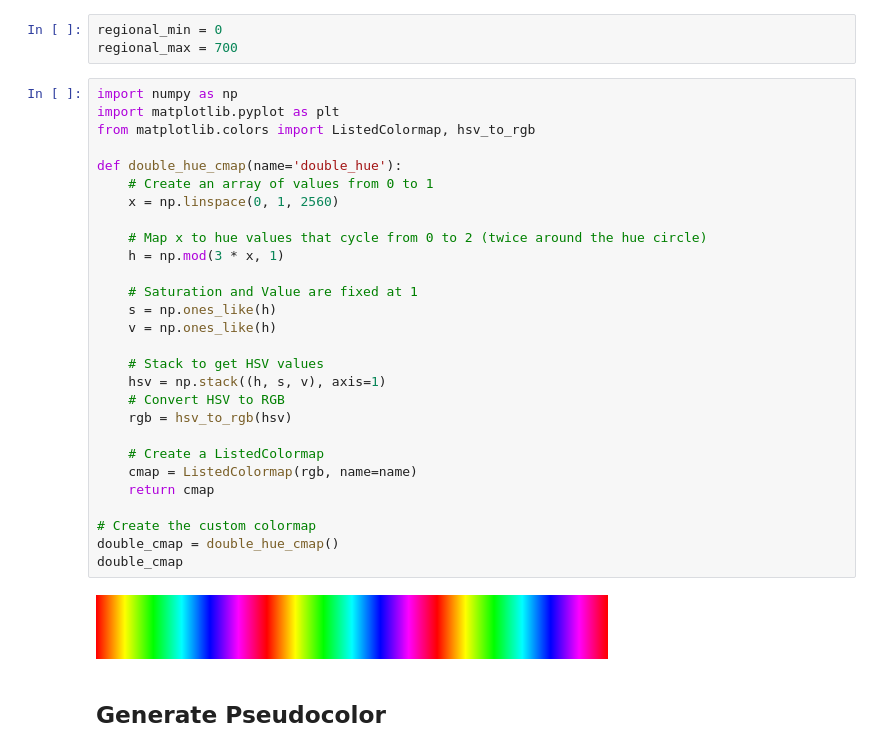
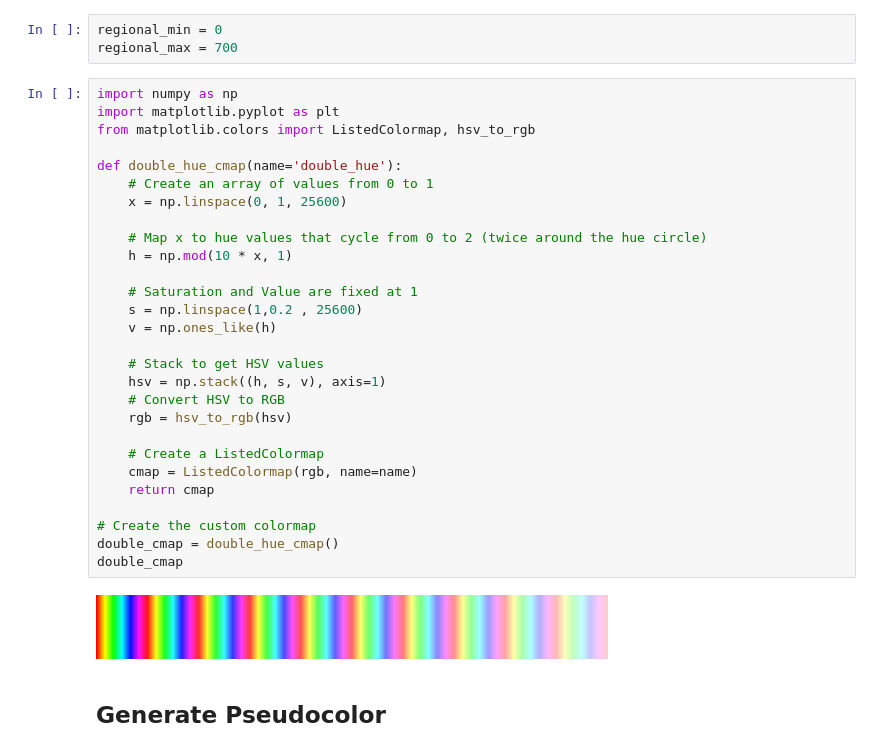
Before and after one commit to Shuyang-Wang/ontario-dtm, a Jupyter notebook: preprocess.ipynb, the cells around one changed output. Drawn from its saved outputs; the diff is of its cells as text.

```diff
--- a/preprocess.ipynb
+++ b/preprocess.ipynb
@@ -58,33 +58,33 @@ regional_max = 700
 # %%
 import numpy as np
 import matplotlib.pyplot as plt
 from matplotlib.colors import ListedColormap, hsv_to_rgb
 
 def double_hue_cmap(name='double_hue'):
     # Create an array of values from 0 to 1
-    x = np.linspace(0, 1, 2560)
+    x = np.linspace(0, 1, 25600)
 
     # Map x to hue values that cycle from 0 to 2 (twice around the hue circle)
-    h = np.mod(3 * x, 1)
+    h = np.mod(10 * x, 1)
 
     # Saturation and Value are fixed at 1
-    s = np.ones_like(h)
+    s = np.linspace(1,0.2 , 25600)
     v = np.ones_like(h)
 
     # Stack to get HSV values
     hsv = np.stack((h, s, v), axis=1)
     # Convert HSV to RGB
     rgb = hsv_to_rgb(hsv)
 
     # Create a ListedColormap
     cmap = ListedColormap(rgb, name=name)
     return cmap
 
 # Create the custom colormap
 double_cmap = double_hue_cmap()
 double_cmap
 # %% [output]
-[figure, old version]
+[figure, new version]
 # %% [markdown]
 ## Generate Pseudocolor
 # %%
```
Also changed, not shown: 4 other files.
